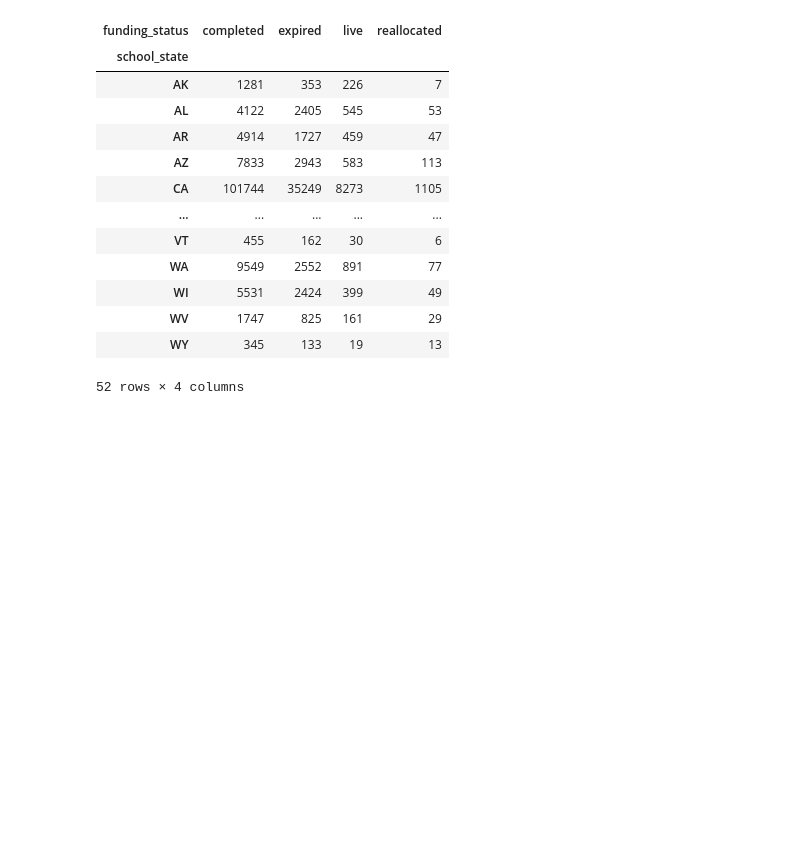
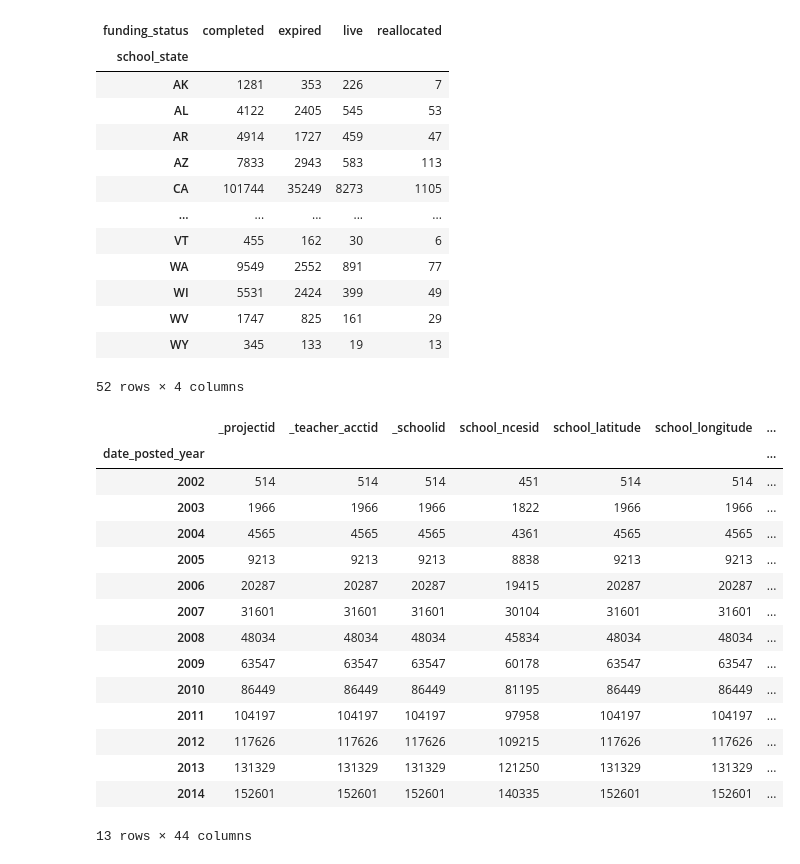
Before and after one commit to DKAllgeier/DAT_SF_11, a Jupyter notebook: labs/lab_02/lab2-exercise-donors-choose-starter-DKA.ipynb, the cells around one changed output. Saved outputs shown, nothing was run; the diff lists cells and outputs as text; code cells hidden in the pictures; blank space fills up the shorter version.

```diff
--- a/labs/lab_02/lab2-exercise-donors-choose-starter-DKA.ipynb
+++ b/labs/lab_02/lab2-exercise-donors-choose-starter-DKA.ipynb
@@ -171,7 +164,26 @@ funding_count_by_state.unstack(1)
 52 rows × 4 columns
 # %%
 # Count the number of projects posted by Year.
+projects['date_posted_year']=projects.date_posted.map(lambda dt: dt.year)
+projects.groupby(['date_posted_year']).count()
 # Hint, create a new column for "date_posted" year using the mapping function - projects.date_posted.map(lambda dt: dt.year)
 # Then do a distribution for projects posted by this new year column
+# %% [output]
+|  | _projectid | _teacher_acctid | _schoolid | school_ncesid | school_latitude | school_longitude | ... |
+| date_posted_year |  |  |  |  |  |  | ... |
+| 2002 | 514 | 514 | 514 | 451 | 514 | 514 | ... |
+| 2003 | 1966 | 1966 | 1966 | 1822 | 1966 | 1966 | ... |
+| 2004 | 4565 | 4565 | 4565 | 4361 | 4565 | 4565 | ... |
+| 2005 | 9213 | 9213 | 9213 | 8838 | 9213 | 9213 | ... |
+| 2006 | 20287 | 20287 | 20287 | 19415 | 20287 | 20287 | ... |
+| 2007 | 31601 | 31601 | 31601 | 30104 | 31601 | 31601 | ... |
+| 2008 | 48034 | 48034 | 48034 | 45834 | 48034 | 48034 | ... |
+| 2009 | 63547 | 63547 | 63547 | 60178 | 63547 | 63547 | ... |
+| 2010 | 86449 | 86449 | 86449 | 81195 | 86449 | 86449 | ... |
+| 2011 | 104197 | 104197 | 104197 | 97958 | 104197 | 104197 | ... |
+| 2012 | 117626 | 117626 | 117626 | 109215 | 117626 | 117626 | ... |
+| 2013 | 131329 | 131329 | 131329 | 121250 | 131329 | 131329 | ... |
+| 2014 | 152601 | 152601 | 152601 | 140335 | 152601 | 152601 | ... |
+13 rows × 44 columns
 # %%
 # Is the rest of the country catching up in posting these projects?
```
Also changed, not shown: parts of 4 cells of this notebook, 1 other file.
